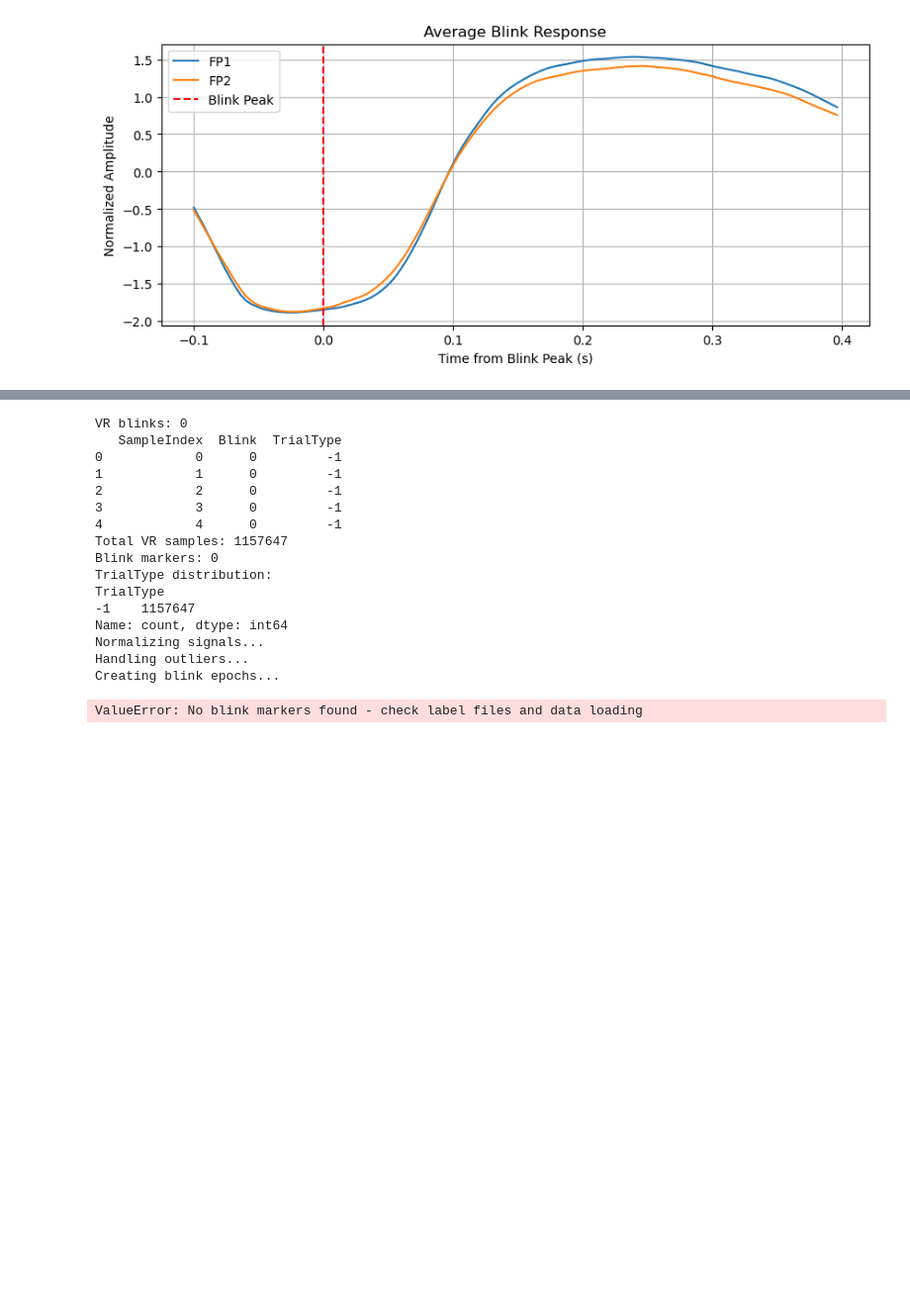
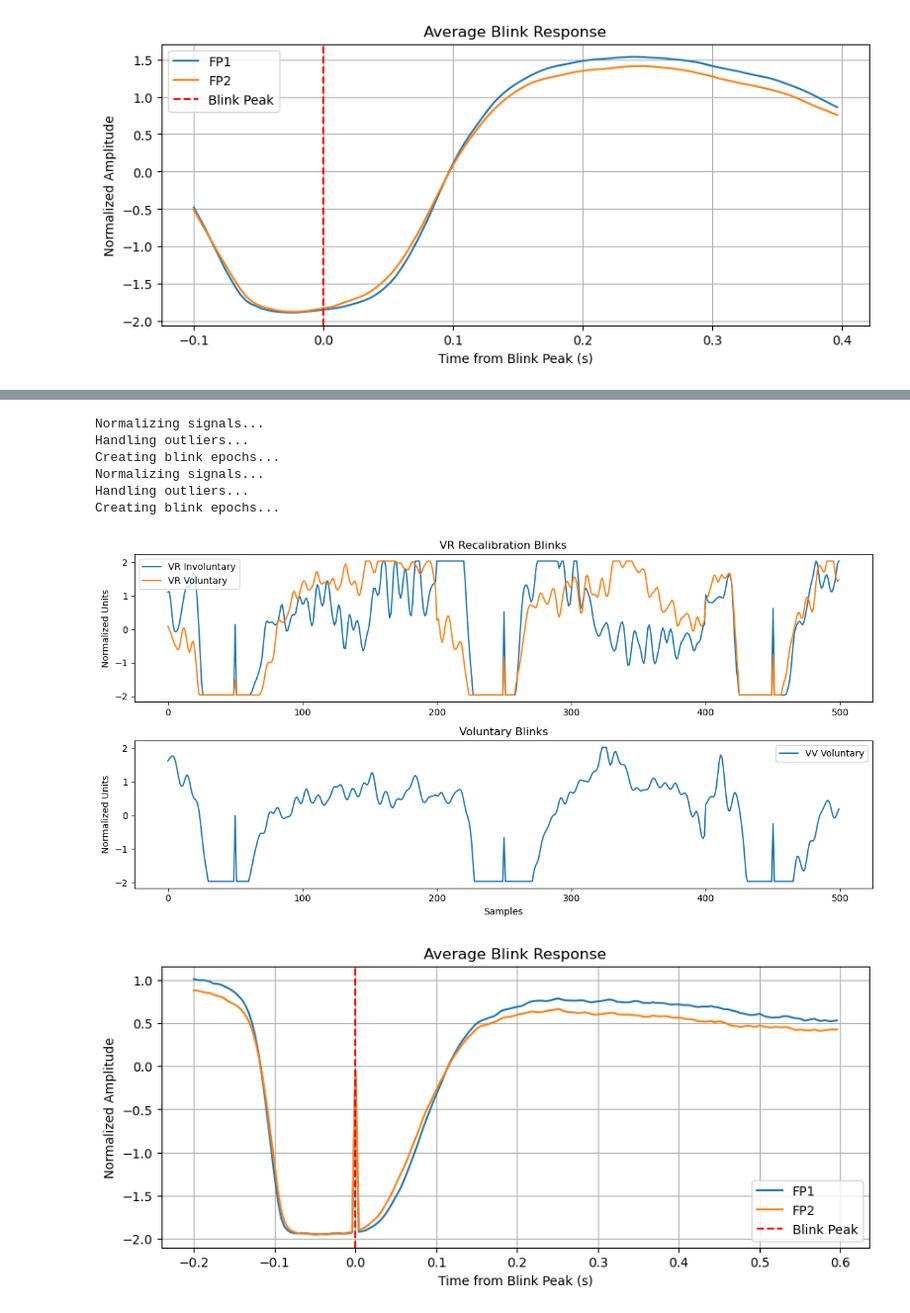
Before and after one commit to villagethief/AAI530_FinalProject_Group7, a Jupyter notebook: Data Cleaning.ipynb, the cells around one changed output, grey strips where cells are left out. Shown: that part at 99% size. Drawn from its saved outputs; the diff is of its cells as text; code cells hidden in the pictures; blank space fills up the shorter version.

```diff
--- a/Data Cleaning.ipynb
+++ b/Data Cleaning.ipynb
@@ -441,10 +459,11 @@ def clean_vr_vv_data(raw_df: pd.DataFrame,
                 iqr = q3 - q1
                 df.loc[mask, col] = np.clip(subset, q1 - 1.5*iqr, q3 + 1.5*iqr)
 
-    # 5. Create voluntary blink epochs
+    # 5. Create voluntary blink epochs (fixed)
     print("Creating blink epochs...")
     blink_epochs = []
     blink_indices = df[df['Blink'] == 1].index
+    epoch_id = 0  # Initialize counter
 
     if len(blink_indices) == 0:
         raise ValueError("No blink markers found - check label files and data loading")
@@ -463,11 +482,11 @@ def clean_vr_vv_data(raw_df: pd.DataFrame,
         epoch.iloc[relative_peak, epoch.columns.get_loc('BlinkPeak')] = 1
 
         blink_epochs.append(epoch)
-        epoch_id += 1
+        epoch_id += 1  # Increment counter
 
-        if len(blink_epochs) == 0:
-            print("Warning: No valid blink epochs created")
-            return pd.DataFrame()  # Return empty dataframe instead of error
+    if not blink_epochs:
+        print("Warning: No valid blink epochs created")
+        return pd.DataFrame()
 
     return pd.concat(blink_epochs).reset_index(drop=True)
 
@@ -543,42 +562,23 @@ Blink markers: 981
 Missing TrialType: 0
 # %%
-# Load datasets
-vr_raw = load_vr_vv_data("EEG-EyeBlinks", "VR")
-print(f"VR blinks: {vr_raw['Blink'].sum()}")
-print(vr_raw[['SampleIndex', 'Blink', 'TrialType']].dropna().head())
-print(f"Total VR samples: {len(vr_raw)}")
-print(f"Blink markers: {vr_raw['Blink'].sum()}")
-print(f"TrialType distribution:\n{vr_raw['TrialType'].value_counts()}")
-
-vv_raw = load_vr_vv_data("EEG-EyeBlinks", "VV")
-
 # Clean data
 vr_clean = clean_vr_vv_data(vr_raw)
 vv_clean = clean_vr_vv_data(vv_raw)
 
 # Analyze
 plot_vr_vv_comparison(vr_clean, vv_clean)
 analyze_blink_epochs(vr_clean)  # Reuse same analysis function
 analyze_blink_epochs(vv_clean)
 
 # Save separately
 vr_clean.to_feather("cleaned_vr_data.feather")
 vv_clean.to_feather("cleaned_vv_data.feather")
 # %% [output]
-VR blinks: 0
-   SampleIndex  Blink  TrialType
-0            0      0         -1
-1            1      0         -1
-2            2      0         -1
-3            3      0         -1
-4            4      0         -1
-Total VR samples: 1157647
-Blink markers: 0
-TrialType distribution:
-TrialType
--1    1157647
-Name: count, dtype: int64
 Normalizing signals...
 Handling outliers...
 Creating blink epochs...
+Normalizing signals...
+Handling outliers...
+Creating blink epochs...
-ValueError: No blink markers found - check label files and data loading
+[figure, added]
+[figure, added]
```
Also changed, not shown: parts of 4 cells of this notebook.
